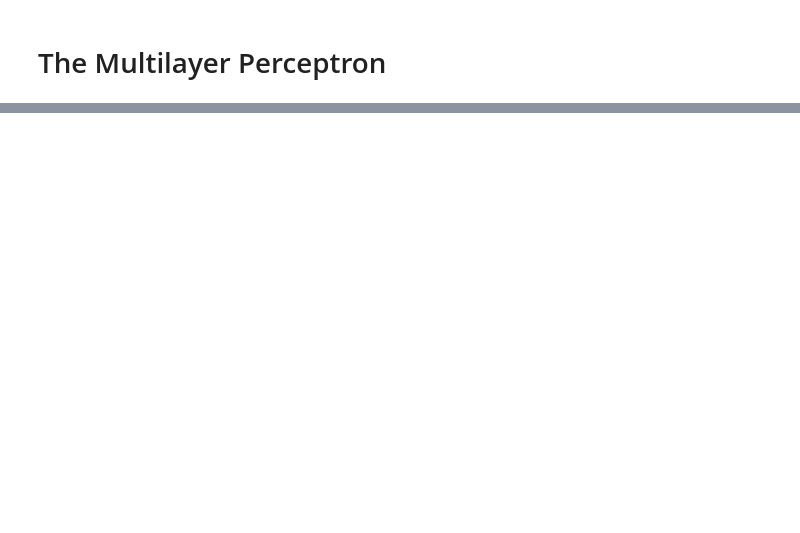
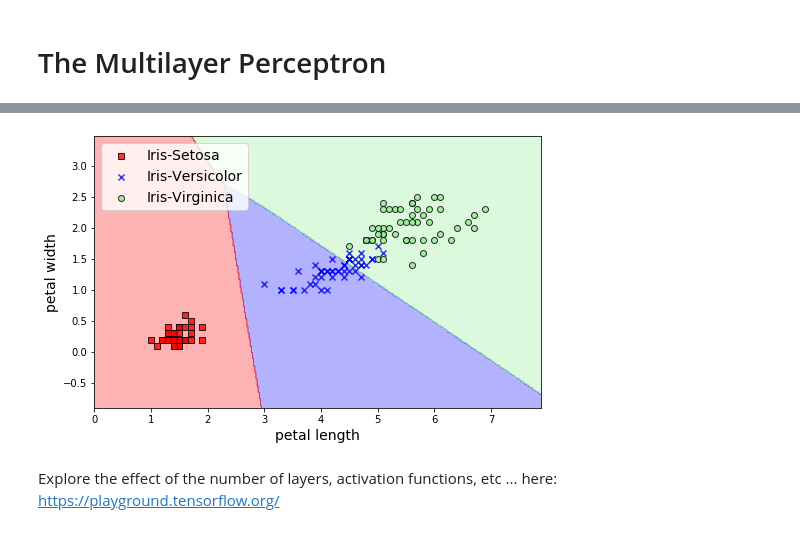
Before and after one commit to joseerlang/dl, a Jupyter notebook: mlp.ipynb, the cells around one changed output, grey strips where cells are left out. Saved outputs shown, nothing was run; the diff lists cells and outputs as text; code cells hidden in the pictures; blank space fills up the shorter version.

```diff
--- a/mlp.ipynb
+++ b/mlp.ipynb
@@ -14,0 +216,6 @@ b
+# %%
+Y = iris.target
+
+mlp = MLP2(2, 3, 3)
+epochs, lr = 50, 0.01
+mlp.fit(X_norm, Y, epochs, lr)
@@ -14,0 +308,11 @@ b
+# %%
+D_in, H, D_out = 2, 30, 3
+
+mlp = MLP([
+    Linear(D_in, H),
+    ReLU(),
+    Linear(H, D_out)
+])
+
+optimizer = SGD(mlp, lr=0.1)
+loss = CrossEntropy(mlp)
@@ -14,0 +348,35 @@ b
+# %%
+fig = plt.figure(figsize=(8, 5))
+ax = fig.add_subplot(111, autoscale_on=False)
+# plot the decision surface
+x1_min, x1_max = X[:, 0].min() - 1, X[:, 0].max() + 1
+x2_min, x2_max = X[:, 1].min() - 1, X[:, 1].max() + 1
+xx1, xx2 = np.meshgrid(np.arange(x1_min, x1_max, 0.02),
+                       np.arange(x2_min, x2_max, 0.02))
+X_new = (np.array([xx1.ravel(), xx2.ravel()]) - X_mean)/X_std
+Z = mlp(X_new.T)
+Z = np.argmax(Z, axis=1)
+Z = Z.reshape(xx1.shape)
+colors = ('red', 'blue', 'lightgreen')
+cmap = ListedColormap(colors[:len(np.unique(Y))])
+ax.contourf(xx1, xx2, Z, alpha=0.3, cmap=cmap)
+ax.set_xlim(xx1.min(), xx1.max())
+ax.set_ylim(xx2.min(), xx2.max())
+ax.set_xlabel('petal length', fontsize=14)
+ax.set_ylabel('petal width', fontsize=14)
+markers = ('s', 'x', 'o', '^', 'v')
+classes = ["Iris-Setosa", "Iris-Versicolor", "Iris-Virginica"]
+for idx, cl in enumerate(np.unique(Y)):
+        ax.scatter(x=X[Y == cl, 0],
+                    y=X[Y == cl, 1],
+                    alpha=0.8,
+                    c=colors[idx],
+                    marker=markers[idx],
+                    label=classes[cl],
+                    edgecolor='black')
+ax.legend(loc='upper left', fontsize=14)
+plt.show()
+# %% [output]
+[figure, added]
+# %% [markdown]
+Explore the effect of the number of layers, activation functions, etc ... here: https://playground.tensorflow.org/
```
Also changed, not shown: parts of 21 cells of this notebook, 5 other files.
